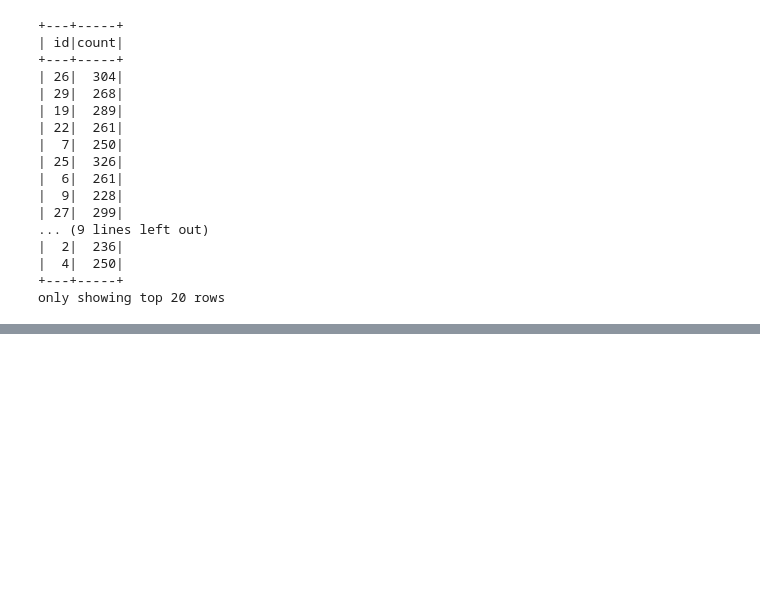
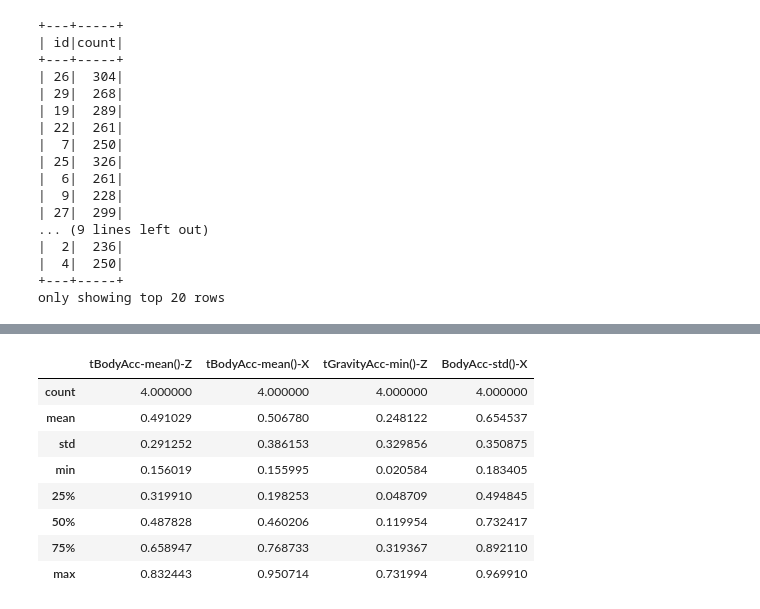
Before and after one commit to nathanhwangbo/PSTAT135_Final, a Jupyter notebook: preprocessing.ipynb, the cells around one changed output, grey strips where cells are left out. Cells and saved outputs as stored; diff of their text form; code cells hidden in the pictures; blank space fills up the shorter version.

```diff
--- a/preprocessing.ipynb
+++ b/preprocessing.ipynb
@@ -611,0 +646,12 @@ only showing top 20 rows
+# %%
+df.describe()
+# %% [output]
+|  | tBodyAcc-mean()-Z | tBodyAcc-mean()-X | tGravityAcc-min()-Z | BodyAcc-std()-X |
+| count | 4.000000 | 4.000000 | 4.000000 | 4.000000 |
+| mean | 0.491029 | 0.506780 | 0.248122 | 0.654537 |
+| std | 0.291252 | 0.386153 | 0.329856 | 0.350875 |
+| min | 0.156019 | 0.155995 | 0.020584 | 0.183405 |
+| 25% | 0.319910 | 0.198253 | 0.048709 | 0.494845 |
+| 50% | 0.487828 | 0.460206 | 0.119954 | 0.732417 |
+| 75% | 0.658947 | 0.768733 | 0.319367 | 0.892110 |
+| max | 0.832443 | 0.950714 | 0.731994 | 0.969910 |
```
Also changed, not shown: parts of 5 cells of this notebook.
